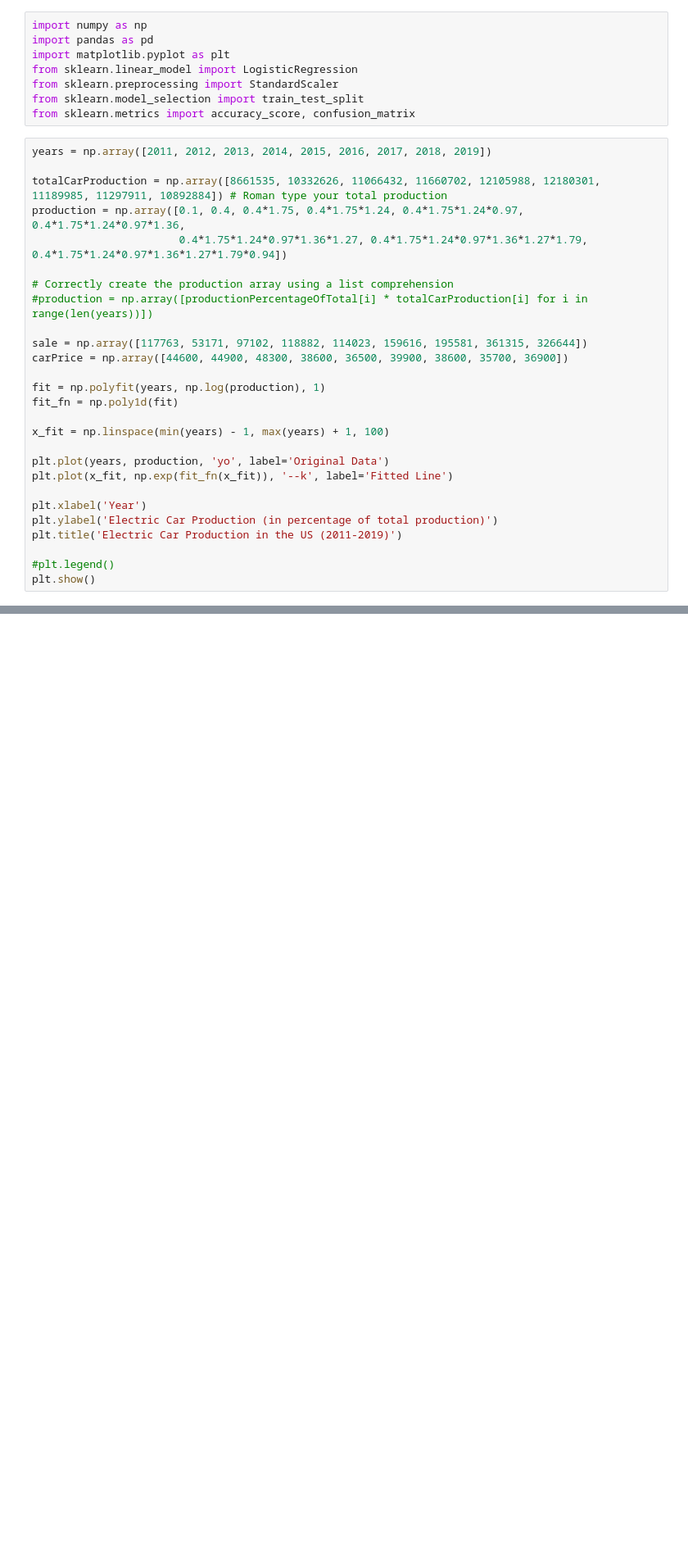
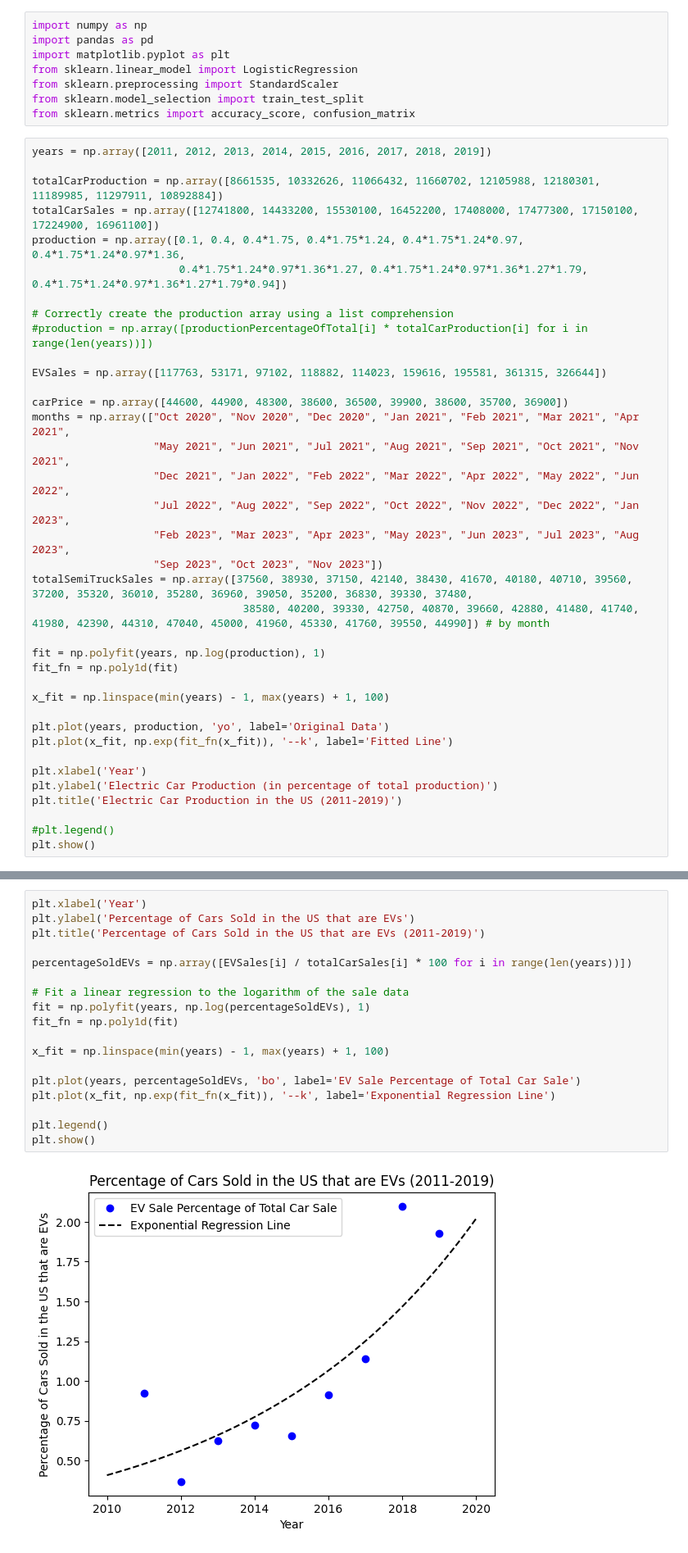
Before and after one commit to Flippergail/m3challenge, a Jupyter notebook: 2020Question.ipynb, the cells around one changed output, grey strips where cells are left out. Shown at 82% size. Cells and saved outputs as stored; diff of their text form; blank space fills up the shorter version.

```diff
--- a/2020Question.ipynb
+++ b/2020Question.ipynb
@@ -9,15 +9,25 @@ from sklearn.metrics import accuracy_score, confusion_matrix
 # %%
 years = np.array([2011, 2012, 2013, 2014, 2015, 2016, 2017, 2018, 2019])
 
-totalCarProduction = np.array([8661535, 10332626, 11066432, 11660702, 12105988, 12180301, 11189985, 11297911, 10892884]) # Roman type your total production
+totalCarProduction = np.array([8661535, 10332626, 11066432, 11660702, 12105988, 12180301, 11189985, 11297911, 10892884])
+totalCarSales = np.array([12741800, 14433200, 15530100, 16452200, 17408000, 17477300, 17150100, 17224900, 16961100])
 production = np.array([0.1, 0.4, 0.4*1.75, 0.4*1.75*1.24, 0.4*1.75*1.24*0.97, 0.4*1.75*1.24*0.97*1.36,
                        0.4*1.75*1.24*0.97*1.36*1.27, 0.4*1.75*1.24*0.97*1.36*1.27*1.79, 0.4*1.75*1.24*0.97*1.36*1.27*1.79*0.94])
 
 # Correctly create the production array using a list comprehension
 #production = np.array([productionPercentageOfTotal[i] * totalCarProduction[i] for i in range(len(years))])
 
-sale = np.array([117763, 53171, 97102, 118882, 114023, 159616, 195581, 361315, 326644])
+EVSales = np.array([117763, 53171, 97102, 118882, 114023, 159616, 195581, 361315, 326644])
+
 carPrice = np.array([44600, 44900, 48300, 38600, 36500, 39900, 38600, 35700, 36900])
+months = np.array(["Oct 2020", "Nov 2020", "Dec 2020", "Jan 2021", "Feb 2021", "Mar 2021", "Apr 2021",
+                   "May 2021", "Jun 2021", "Jul 2021", "Aug 2021", "Sep 2021", "Oct 2021", "Nov 2021",
+                   "Dec 2021", "Jan 2022", "Feb 2022", "Mar 2022", "Apr 2022", "May 2022", "Jun 2022",
+                   "Jul 2022", "Aug 2022", "Sep 2022", "Oct 2022", "Nov 2022", "Dec 2022", "Jan 2023",
+                   "Feb 2023", "Mar 2023", "Apr 2023", "May 2023", "Jun 2023", "Jul 2023", "Aug 2023",
+                   "Sep 2023", "Oct 2023", "Nov 2023"])
+totalSemiTruckSales = np.array([37560, 38930, 37150, 42140, 38430, 41670, 40180, 40710, 39560, 37200, 35320, 36010, 35280, 36960, 39050, 35200, 36830, 39330, 37480,
+                                 38580, 40200, 39330, 42750, 40870, 39660, 42880, 41480, 41740, 41980, 42390, 44310, 47040, 45000, 41960, 45330, 41760, 39550, 44990]) # by month
 
 fit = np.polyfit(years, np.log(production), 1)
 fit_fn = np.poly1d(fit)
@@ -66,0 +74,20 @@ plt.show()
+# %%
+plt.xlabel('Year')
+plt.ylabel('Percentage of Cars Sold in the US that are EVs')
+plt.title('Percentage of Cars Sold in the US that are EVs (2011-2019)')
+
+percentageSoldEVs = np.array([EVSales[i] / totalCarSales[i] * 100 for i in range(len(years))])
+
+# Fit a linear regression to the logarithm of the sale data
+fit = np.polyfit(years, np.log(percentageSoldEVs), 1)
+fit_fn = np.poly1d(fit)
+
+x_fit = np.linspace(min(years) - 1, max(years) + 1, 100)
+
+plt.plot(years, percentageSoldEVs, 'bo', label='EV Sale Percentage of Total Car Sale')
+plt.plot(x_fit, np.exp(fit_fn(x_fit)), '--k', label='Exponential Regression Line')
+
+plt.legend()
+plt.show()
+# %% [output]
+[figure, added]
```
Also changed, not shown: parts of 3 cells of this notebook.
